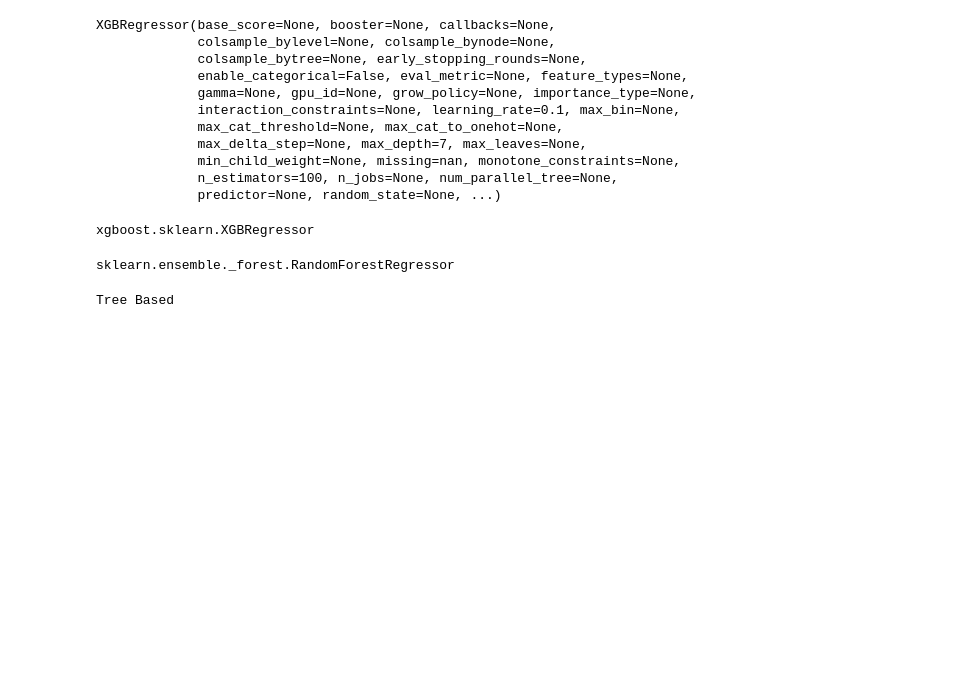
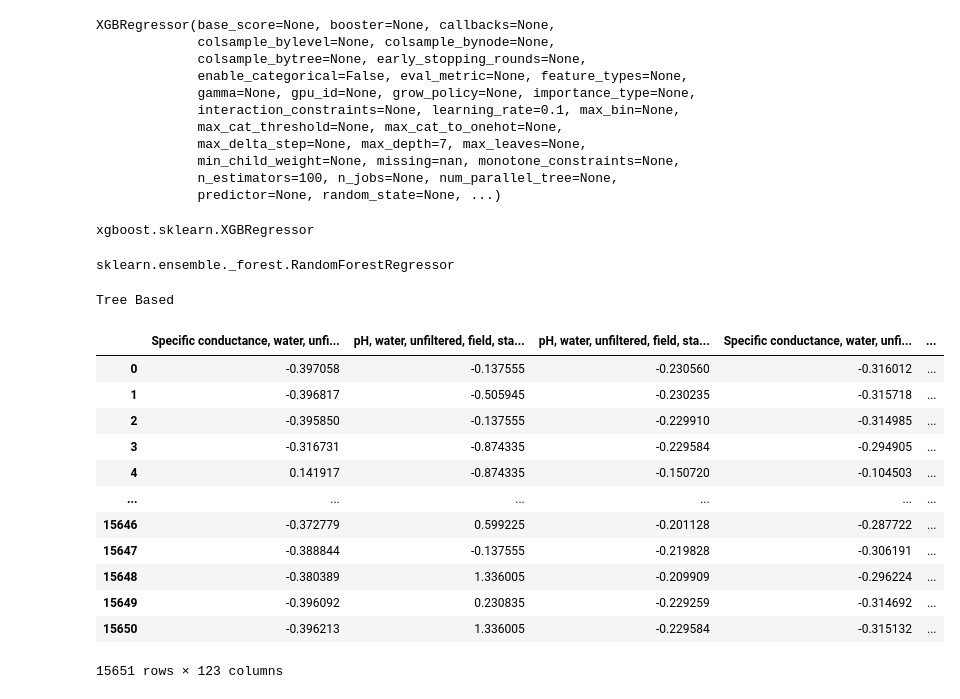
Before and after one commit to YinpuLi/water-quality-prediction, a Jupyter notebook: notebooks/TreeModels_space_time_cv_tuned_Aug_22_yl.ipynb, the cells around one changed output. Saved outputs shown, nothing was run; the diff lists cells and outputs as text; code cells hidden in the pictures; blank space fills up the shorter version.

```diff
--- a/notebooks/TreeModels_space_time_cv_tuned_Aug_22_yl.ipynb
+++ b/notebooks/TreeModels_space_time_cv_tuned_Aug_22_yl.ipynb
@@ -572,3 +572,19 @@ if isinstance(best_xgb_model, (xgb.XGBRegressor, RandomForestRegressor)):
     print("Tree Based")
 # %% [output]
 Tree Based
+# %%
+X_train_preprocessed_df
+# %% [output]
+|  | Specific conductance, water, unfi... | pH, water, unfiltered, field, sta... | pH, water, unfiltered, field, sta... | Specific conductance, water, unfi... | ... |
+| 0 | -0.397058 | -0.137555 | -0.230560 | -0.316012 | ... |
+| 1 | -0.396817 | -0.505945 | -0.230235 | -0.315718 | ... |
+| 2 | -0.395850 | -0.137555 | -0.229910 | -0.314985 | ... |
+| 3 | -0.316731 | -0.874335 | -0.229584 | -0.294905 | ... |
+| 4 | 0.141917 | -0.874335 | -0.150720 | -0.104503 | ... |
+| ... | ... | ... | ... | ... | ... |
+| 15646 | -0.372779 | 0.599225 | -0.201128 | -0.287722 | ... |
+| 15647 | -0.388844 | -0.137555 | -0.219828 | -0.306191 | ... |
+| 15648 | -0.380389 | 1.336005 | -0.209909 | -0.296224 | ... |
+| 15649 | -0.396092 | 0.230835 | -0.229259 | -0.314692 | ... |
+| 15650 | -0.396213 | 1.336005 | -0.229584 | -0.315132 | ... |
+15651 rows × 123 columns
```
Also changed, not shown: parts of 1 cell of this notebook, 5 other files.
